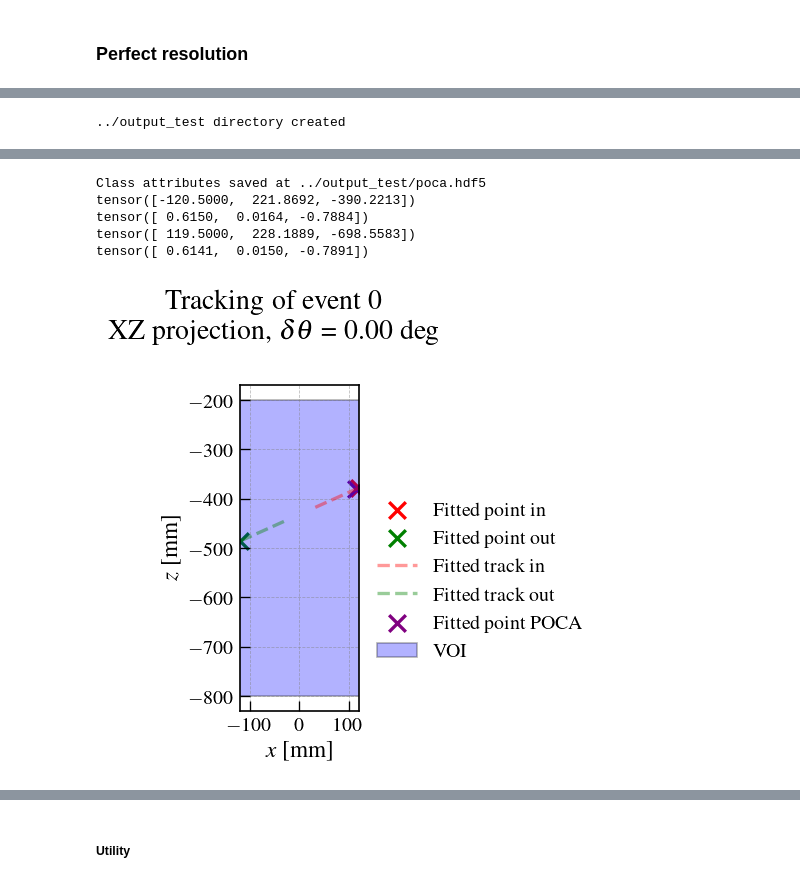
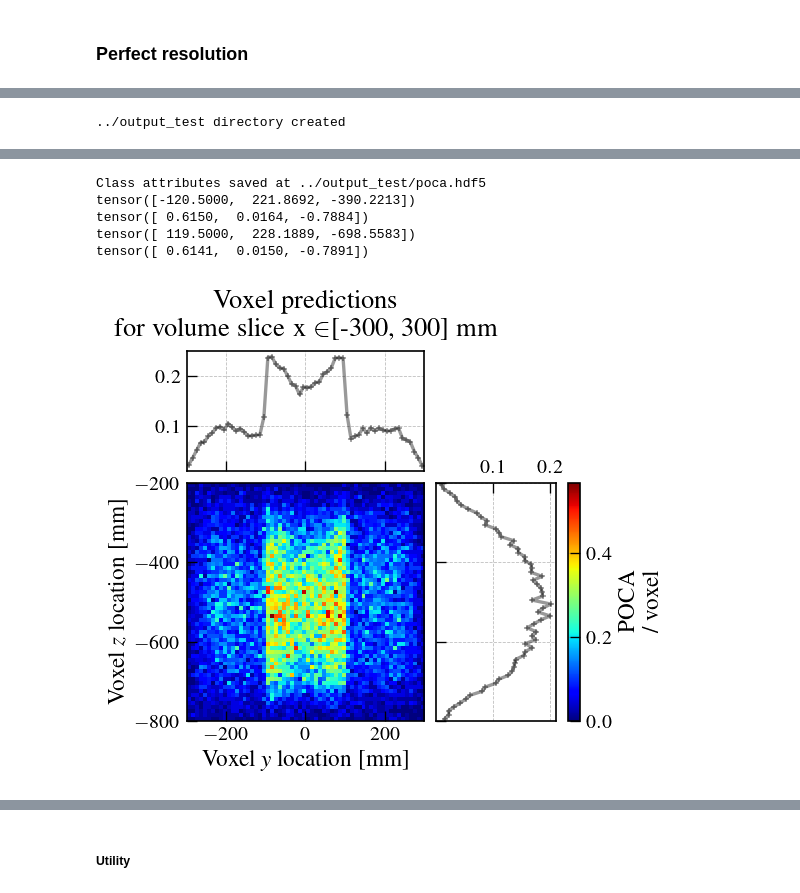
Before and after one commit to MaximeLagrange/muograph, a Jupyter notebook: Analysis.ipynb, the cells around one changed output, grey strips where cells are left out. Saved outputs shown, nothing was run; the diff lists cells and outputs as text; code cells hidden in the pictures.

```diff
--- a/Analysis.ipynb
+++ b/Analysis.ipynb
@@ -845,15 +842,17 @@ Vt, Vb, Vix, Viy, Viz
 # %%
 # Spatial resolution of the hits loaded with Hits class
 SR = (0, 0, 0)
-resolution = str(SR[0])+ "_"
-
+resolution = str(SR[0]) + "_" + str(SR[1]) + "_" + str(SR[2])
 
 folder = "/home/aitor/Software/CoDesign/simulation/mst/build/"
 
+# Estimated time (by Ecomug) for each individual simulation (one rootfile, 100K events):
+EstimatedTime = 210/60 # min
+
 c = 0
-# for i in range(0, 32):
+# for i in range(0, 34):
 for i in range(0, 10):
-# for i in range(0, 1):
+# for i in range(34,36): # Change of simulation code in 34 (faster, everything ok?)
 
     root_file = folder + "output_file_name_" + str(i) + ".root"
     print(root_file)
@@ -908,6 +907,9 @@ for i in range(0, 10):
         tracks_1_df = pd.concat([tracks_1_df, tracks_1.df], ignore_index=True)
         tracks_2_df = pd.concat([tracks_2_df, tracks_2.df], ignore_index=True)
     c = c+1
+
+print("")
+print("Total time of loaded simulations is " + str(EstimatedTime*c))
 # %% [output]
 /home/aitor/Software/CoDesign/simulation/mst/build/output_file_name_0.root
 /home/aitor/Software/CoDesign/simulation/mst/build/output_file_name_1.root
@@ -1023,21 +1002,21 @@ print(poca.tracks.points_out[2, :])
 print(poca.tracks.tracks_out[2, :])
 
 
-event = 3
+# event = 3
 
-for event in range(0, 1):
+# for event in range(0, 1):
 
-    poca.plot_poca_event(
-        event = event,
-        voi=voi,
-        proj="XZ",
-        figname="../output_test/poca_event_display")
+#     poca.plot_poca_event(
+#         event = event,
+#         voi=voi,
+#         proj="XZ",
+#         figname="../output_test/poca_event_display")
 
-    poca.plot_poca_event(
-        event = event,
-        voi=voi,
-        proj="YZ",
-        figname="../output_test/poca_event_display")
+#     poca.plot_poca_event(
+#         event = event,
+#         voi=voi,
+#         proj="YZ",
+#         figname="../output_test/poca_event_display")
 
 poca.tracks
 
@@ -1047,44 +1026,19 @@ poca.tracks.points_in.size()
 
 poca
 
-plot_hist(poca.poca_points[:, 0], xlabel=r"POCA location $x$ [mm]")
-plot_hist(poca.poca_points[:, 1], xlabel=r"POCA location $y$ [mm]")
-plot_hist(poca.poca_points[:, 2], xlabel=r"POCA location $z$ [mm]")
+# plot_hist(poca.poca_points[:, 0], xlabel=r"POCA location $x$ [mm]")
+# plot_hist(poca.poca_points[:, 1], xlabel=r"POCA location $y$ [mm]")
+# plot_hist(poca.poca_points[:, 2], xlabel=r"POCA location $z$ [mm]")
 
-# Choose a dimension to project along (3 = x, 1 = y, 3 = z)
-dim = 0
-poca.plot_pred_slice(
-    voi=voi,  # The volume of interest
-    xyz_voxel_preds=poca.n_poca_per_vox,  # The voxelized predictions to plot
-    voi_slice=(0, voi.n_vox_xyz[dim]-1), # Choose a range of voxels to plot along the desired direction
-    dim = dim, # The dimension to project along
-    # figname = "../output_test/n_poca_per_vox_all_volume", # The name of the figure to Vave
-    figname = "n_poca_per_vox_all_volume", # The name of the figure to Vave
-    pred_label="POCA \n/ voxel",
-    pred_unit="",
-)
-
-dim = 1
-poca.plot_pred_slice(
-    voi=voi,  # The volume of interest
-    xyz_voxel_preds=poca.n_poca_per_vox,  # The voxelized predictions to plot
-    voi_slice=(0, voi.n_vox_xyz[dim]-1), # Choose a range of voxels to plot along the desired direction
-    dim = dim, # The dimension to project along
-    # figname = "../output_test/n_poca_per_vox_all_volume", # The name of the figure to Vave
-    figname = "n_poca_per_vox_all_volume", # The name of the figure to Vave
-    pred_label="POCA \n/ voxel",
-    pred_unit="",
-)
-
-dim = 2
-poca.plot_pred_slice(
-    voi=voi,  # The volume of interest
-    xyz_voxel_preds=poca.n_poca_per_vox,  # The voxelized predictions to plot
-    voi_slice=(0, voi.n_vox_xyz[dim]-1), # Choose a range of voxels to plot along the desired direction
-    dim = dim, # The dimension to project along
-    # figname = "../output_test/n_poca_per_vox_all_volume", # The name of the figure to Vave
-    figname = "n_poca_per_vox_all_volume", # The name of the figure to Vave
-    pred_label="POCA \n/ voxel",
-    pred_unit="",
-)
+# Choose a dimension to project along (0 = x, 1 = y, 2 = z)
+for dim in range(0, 3):
+    poca.plot_pred_slice(
+        voi=voi,  # The volume of interest
+        xyz_voxel_preds=poca.n_poca_per_vox,  # The voxelized predictions to plot
+        voi_slice=(0, voi.n_vox_xyz[dim]-1), # Choose a range of voxels to plot along the desired direction
+        dim = dim, # The dimension to project along
+        figname = resolution + "_AllData_PerfectResolution",
+        pred_label="POCA \n/ voxel",
+        pred_unit="",
+    )
 # %% [output]
@@ -1092,8 +1046,8 @@ poca.plot_pred_slice(
 ../output_test directory created
 [interactive output not drawn]
 Class attributes saved at ../output_test/poca.hdf5
 tensor([-120.5000,  221.8692, -390.2213])
 tensor([ 0.6150,  0.0164, -0.7884])
 tensor([ 119.5000,  228.1889, -698.5583])
 tensor([ 0.6141,  0.0150, -0.7891])
-[figure, old version]
+[figure, new version]
```
Also changed, not shown: parts of 121 cells of this notebook.
